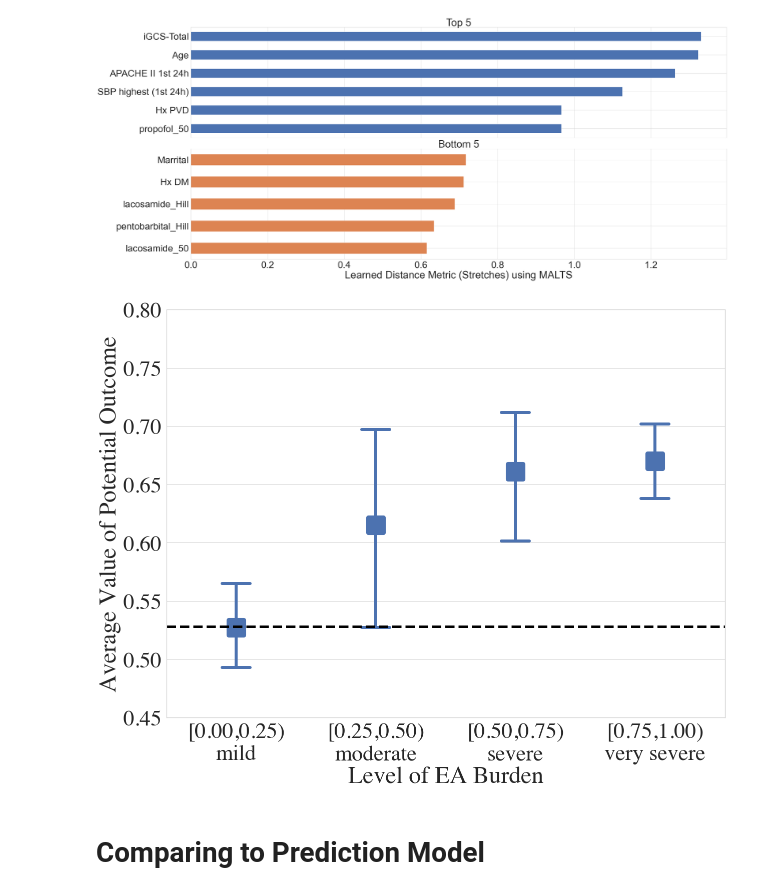
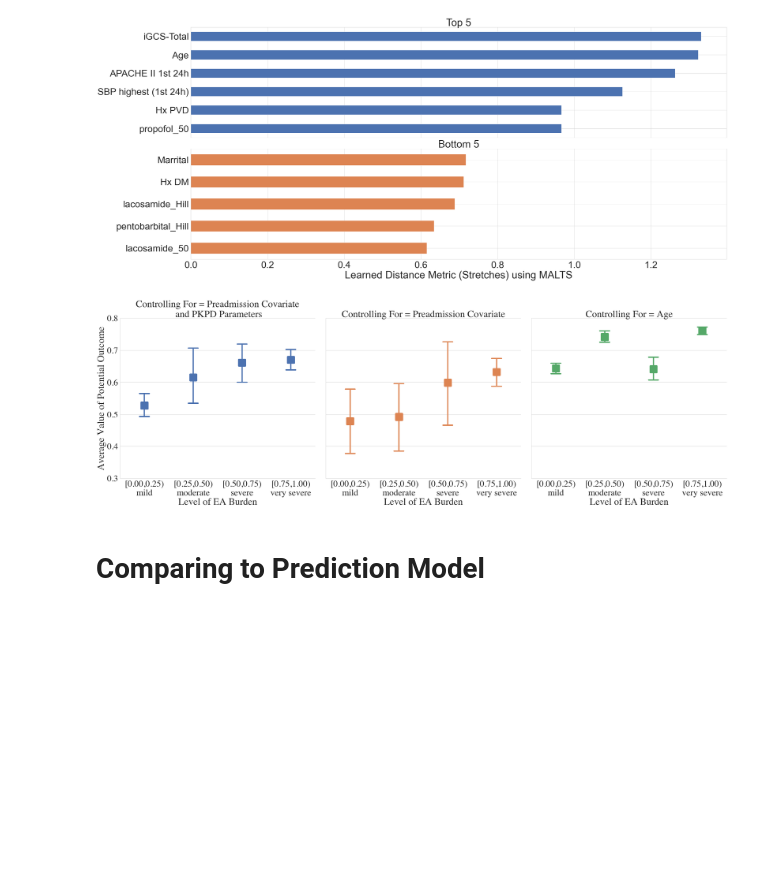
Before and after one commit to Hockey86/iic_causal_inference, a Jupyter notebook: aim2/max_iic.ipynb, the cells around one changed output. Drawn from its saved outputs; the diff is of its cells as text; code cells hidden in the pictures; blank space fills up the shorter version.

```diff
--- a/aim2/max_iic.ipynb
+++ b/aim2/max_iic.ipynb
@@ -386,40 +386,40 @@ apo_tight_0_c_pkpd = pd.read_csv('average_te_c_pkpd.csv',index_col=0)
 # %%
 sns.set(font_scale=4,style='whitegrid')
 from matplotlib import rc
 #rc('font',**{'family':'sans-serif','sans-serif':['Helvetica']})
 rc('font',**{'family':'serif','serif':['Times']})
 rc('text', usetex=False)
 
-fig,ax = plt.subplots(figsize=(20,15))
-control = ['Preadmission Covariate\n and PKPD Parameters']#,'Preadmission Covariate','Age']
-df_apo = [apo_tight_0_c_pkpd]#,apo_tight_0_c,apo_tight_0_age]
+# fig,ax = plt.subplots(figsize=(20,15))
+control = ['Preadmission Covariate\n and PKPD Parameters','Preadmission Covariate','Age']
+df_apo = [apo_tight_0_c_pkpd,apo_tight_0_c,apo_tight_0_age]
 df_plot = pd.DataFrame()
-for i in range(1):
+for i in range(len(df_apo)):
     df_plot_ = df_apo[i]
     df_plot_['Controlling For'] = [control[i] for k in range(df_plot_.shape[0])]
     df_plot = df_plot.append(df_plot_)
 
-sns.pointplot(data=df_plot,
-             x='index',y='Average Potential Outcome',
-             hue='Controlling For',ax=ax,join=False,
+g = sns.FacetGrid(df_plot, col="Controlling For",hue='Controlling For',height=15,sharex=True,sharey=True)
+g.map(sns.pointplot,
+             'index','Average Potential Outcome',join=False,
              capsize=.2,markers=['s','o','v'],dodge=0.25,scale = 4.5,errwidth=6,ci=90)
 # sns.lineplot(data=apo_tight_0_c.mean(axis=0).reset_index().rename(columns={0:'Average Potential Outcome'}),
 #             x='index',y='Average Potential Outcome',ax=ax)
 # sns.lineplot(data=apo_tight_0.mean(axis=0).reset_index().rename(columns={0:'Average Potential Outcome'}),
 #             x='index',y='Average Potential Outcome',ax=ax)
 # sns.lineplot(data=apo_tight_1_c_pkpd.mean(axis=0).reset_index().rename(columns={0:'Average Potential Outcome'}),
 #             x='index',y='Average Potential Outcome',ax=ax,ci='sd')
 # plt.legend(['Preadmission Covariate\n and PKPD Parameters','Preadmission Covariate','Age'],title="Controlling for")
-plt.axhline(0.528,c='black',ls='--',lw=5)
-plt.xlabel('Level of EA Burden')
-plt.ylabel('Average Value of Potential Outcome')
-plt.ylim((0.45,0.8))
+# plt.axhline(0.528,c='black',ls='--',lw=5)
+g.set_xlabels('Level of EA Burden')
+g.set_ylabels('Average Value of Potential Outcome')
+plt.ylim((0.3,0.8))
 level_eng = ['mild','moderate','severe','very severe']
 plt.xticks(np.arange(len(thresholds)-1),['[%.2f,%.2f)\n%s'%(thresholds[i-1],thresholds[i],level_eng[i-1]) for i in range(1,len(thresholds)) ] )
-plt.legend([],[], frameon=False)
-fig.savefig('c_pkpd_max.png')
+# plt.legend([],[], frameon=False)
+plt.savefig('comp_max.png')
 # %% [output]
-[figure, old version]
+[figure, new version]
 # %% [markdown]
 # Comparing to Prediction Model
 # %%
```
Also changed, not shown: parts of 1 cell of this notebook, 4 other files.
